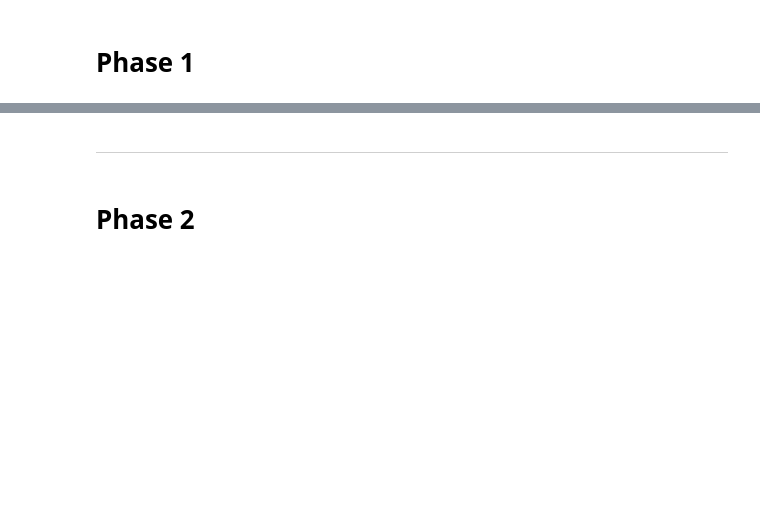
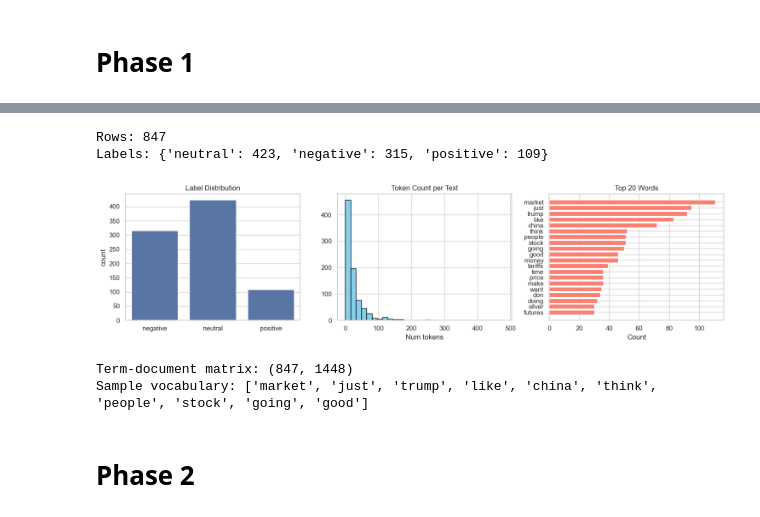
Before and after one commit to Megan123123/DM2025-Lab1-Exercise, a Jupyter notebook: DM2025-Lab1-Homework.ipynb, the cells around one changed output, grey strips where cells are left out. Cells and saved outputs as stored; diff of their text form; code cells hidden in the pictures; blank space fills up the shorter version.

Commit message:
Update Phase 1 (new dataset processing) and Phase 2 (TF-IDF/Count NB, train-only patterns, augmentation), plus instructions & section skeletons

```diff
--- a/DM2025-Lab1-Homework.ipynb
+++ b/DM2025-Lab1-Homework.ipynb
@@ -191,4 +53,77 @@ print("• Both methods produce equivalent results")
-# %% [markdown]
----
+# %%
+# Phase 1
+
+# Imports
+import pandas as pd
+import numpy as np
+import re
+import matplotlib.pyplot as plt
+import seaborn as sns
+from sklearn.feature_extraction.text import CountVectorizer
+
+sns.set(style='whitegrid')
+
+# Load dataset (keep only needed columns)
+df = pd.read_csv('newdataset/Reddit-stock-sentiment.csv')
+df = df[['text', 'label']].dropna().copy()
+
+# Map numeric labels to names (optional, for plots)
+label_map = {1.0: 'positive', 0.0: 'neutral', -1.0: 'negative'}
+df['label_name'] = df['label'].map(label_map)
+
+# Simple text clean (minimal)
+url_pat = re.compile(r'https?://\S+|www\.\S+')
+mention_pat = re.compile(r'@\w+')
+nonword_pat = re.compile(r'[^a-zA-Z\s]')
+
+def clean_text(t: str) -> str:
+    t = str(t).lower()
+    t = url_pat.sub(' ', t)
+    t = mention_pat.sub(' ', t)
+    t = nonword_pat.sub(' ', t)
+    t = re.sub(r'\s+', ' ', t).strip()
+    return t
+
+df['text_clean'] = df['text'].apply(clean_text)
+
+print('Rows:', len(df))
+print('Labels:', df['label_name'].value_counts().to_dict())
+
+# Basic visualizations
+fig, axes = plt.subplots(1, 3, figsize=(15, 4))
+
+# 1) Class distribution
+sns.countplot(x='label_name', data=df, ax=axes[0], order=['negative','neutral','positive'])
+axes[0].set_title('Label Distribution')
+axes[0].set_xlabel('')
+
+# 2) Text length histogram
+lengths = df['text_clean'].str.split().apply(len)
+axes[1].hist(lengths, bins=30, color='skyblue', edgecolor='black')
+axes[1].set_title('Token Count per Text')
+axes[1].set_xlabel('Num tokens')
+
+# 3) Top words bar chart (from CountVectorizer)
+cv = CountVectorizer(max_features=5000, stop_words='english', min_df=2)
+X = cv.fit_transform(df['text_clean'])
+vocab = np.array(cv.get_feature_names_out())
+word_counts = np.asarray(X.sum(axis=0)).ravel()
+order = word_counts.argsort()[::-1][:20]
+axes[2].barh(vocab[order][::-1], word_counts[order][::-1], color='salmon')
+axes[2].set_title('Top 20 Words')
+axes[2].set_xlabel('Count')
+
+plt.tight_layout()
+plt.show()
+
+# Term-document matrix summary
+print('Term-document matrix:', X.shape)
+print('Sample vocabulary:', vocab[order[:10]].tolist())
+# %% [output]
+Rows: 847
+Labels: {'neutral': 423, 'negative': 315, 'positive': 109}
+[figure, added]
+Term-document matrix: (847, 1448)
+Sample vocabulary: ['market', 'just', 'trump', 'like', 'china', 'think', 'people', 'stock', 'going', 'good']
 # %% [markdown]
 # Phase 2
```
Also changed, not shown: parts of 29 cells of this notebook.
